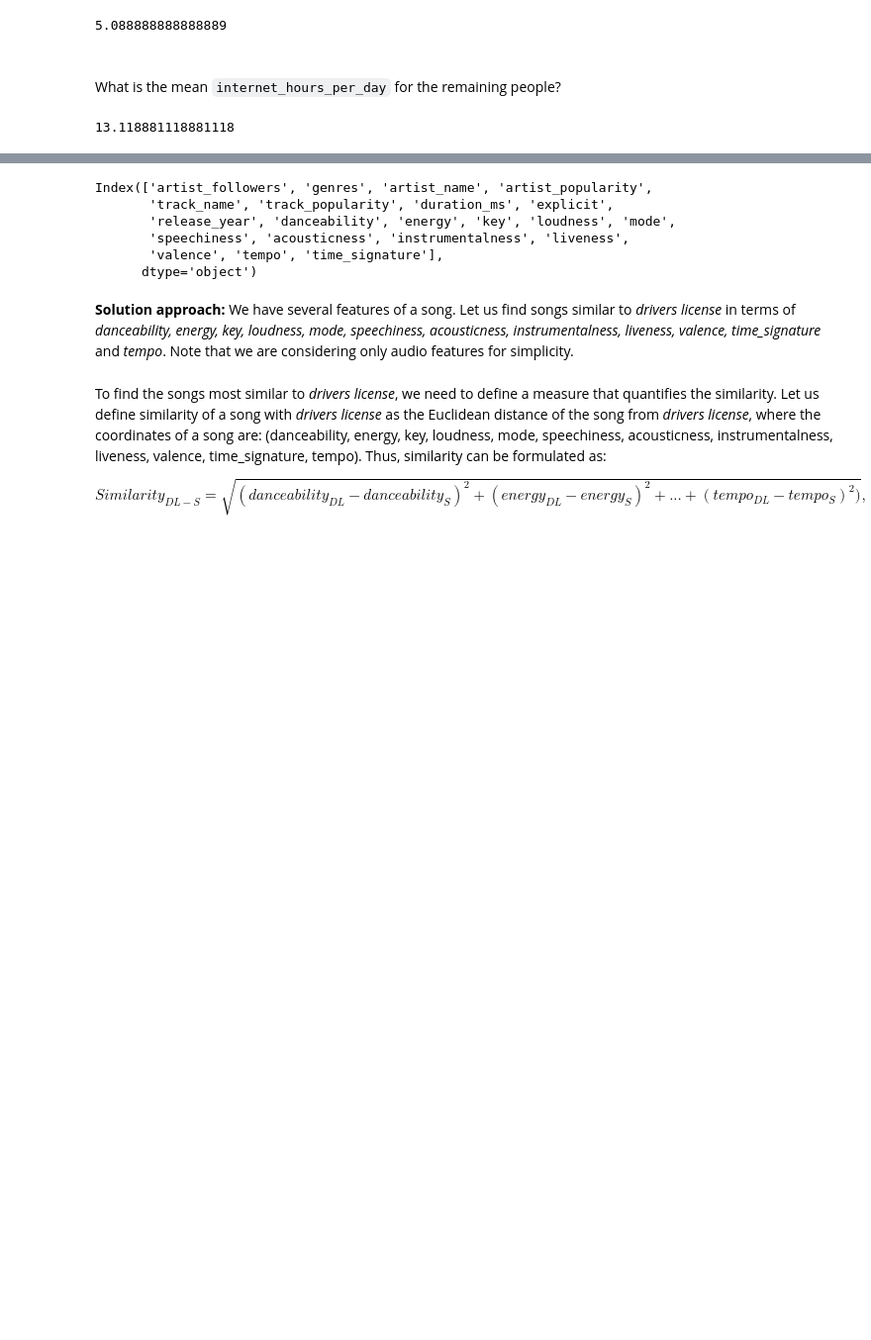
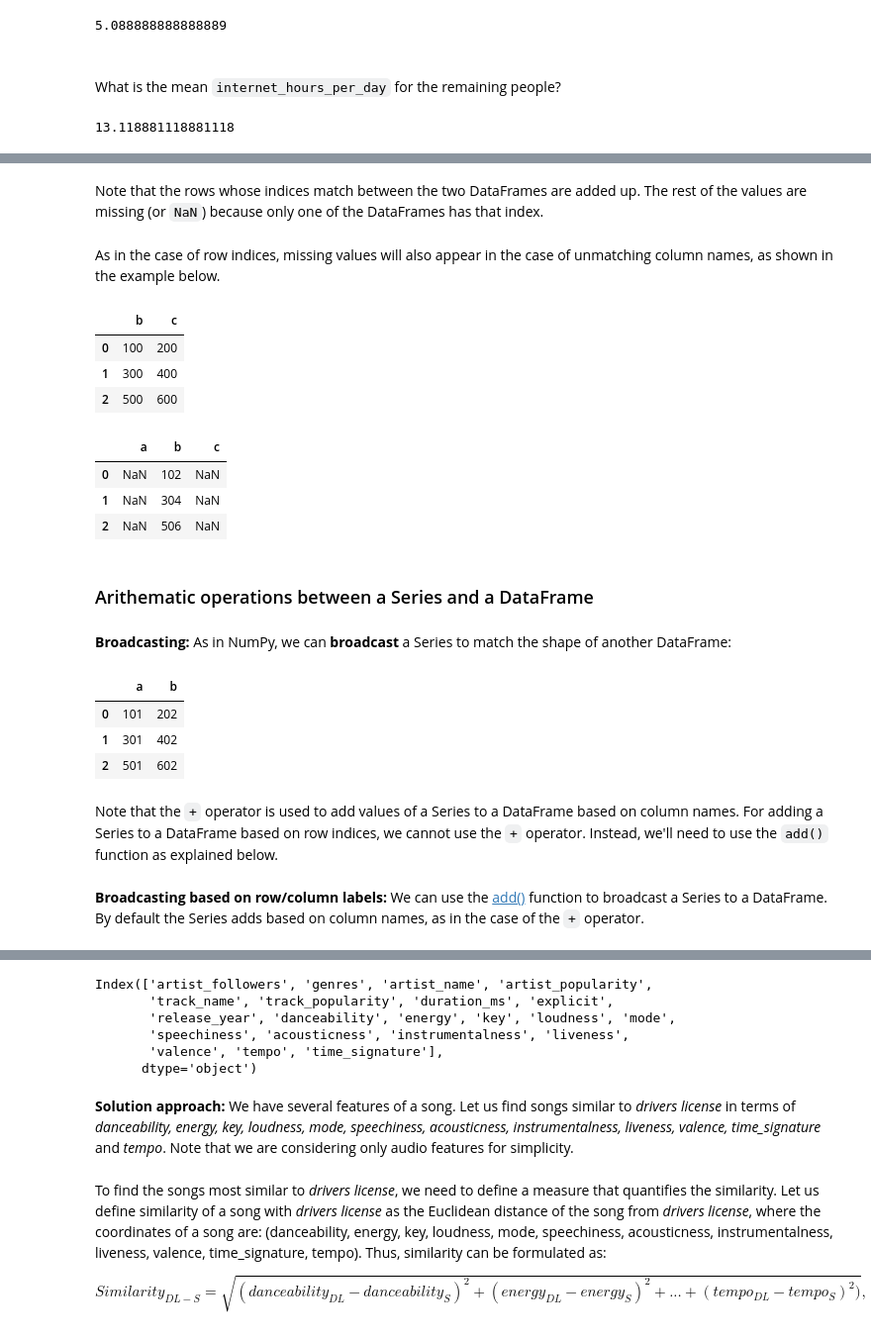
Before and after one commit to NUstat/DataScience_Intro_python, a Jupyter notebook: Pandas.ipynb, the cells around one changed output, grey strips where cells are left out. Shown at 99% size. Drawn from its saved outputs; the diff is of its cells as text; code cells hidden in the pictures; blank space fills up the shorter version.

Commit message:
dataframe_operations

```diff
--- a/Pandas.ipynb
+++ b/Pandas.ipynb
@@ -781,0 +784,4 @@ Let us learn arithematic operations between DataFrame and Series with the help o
+# %%
+#Creating two toy DataFrames
+toy_df1 = pd.DataFrame([(1,2),(3,4),(5,6)], columns=['a','b'])
+toy_df2 = pd.DataFrame([(100,200),(300,400),(500,600)], columns=['a','b'])
@@ -781,0 +834,36 @@ Let us learn arithematic operations between DataFrame and Series with the help o
+# %% [markdown]
+Note that the rows whose indices match between the two DataFrames are added up. The rest of the values are missing (or `NaN`) because only one of the DataFrames has that index.
+# %% [markdown]
+As in the case of row indices, missing values will also appear in the case of unmatching column names, as shown in the example below.
+# %%
+toy_df4 = pd.DataFrame([(100,200),(300,400),(500,600)], columns=['b','c'])
+toy_df4
+# %% [output]
+|  | b | c |
+| 0 | 100 | 200 |
+| 1 | 300 | 400 |
+| 2 | 500 | 600 |
+# %%
+#Adding DataFrames with some unmatching column names
+toy_df1 + toy_df4
+# %% [output]
+|  | a | b | c |
+| 0 | NaN | 102 | NaN |
+| 1 | NaN | 304 | NaN |
+| 2 | NaN | 506 | NaN |
+# %% [markdown]
+### Arithematic operations between a Series and a DataFrame
+# %% [markdown]
+**Broadcasting:** As in NumPy, we can **broadcast** a Series to match the shape of another DataFrame:
+# %%
+# Broadcasting: The row [1,2] (a Series) is added on every row in df2
+toy_df1.iloc[0,:] + toy_df2
+# %% [output]
+|  | a | b |
+| 0 | 101 | 202 |
+| 1 | 301 | 402 |
+| 2 | 501 | 602 |
+# %% [markdown]
+Note that the `+` operator is used to add values of a Series to a DataFrame based on column names. For adding a Series to a DataFrame based on row indices, we cannot use the `+` operator. Instead, we'll need to use the `add()` function as explained below.
+# %% [markdown]
+**Broadcasting based on row/column labels:** We can use the [add()](https://pandas.pydata.org/docs/reference/api/pandas.DataFrame.add.html) function to broadcast a Series to a DataFrame. By default the Series adds based on column names, as in the case of the `+` operator.
```
Also changed, not shown: parts of 70 cells of this notebook.
